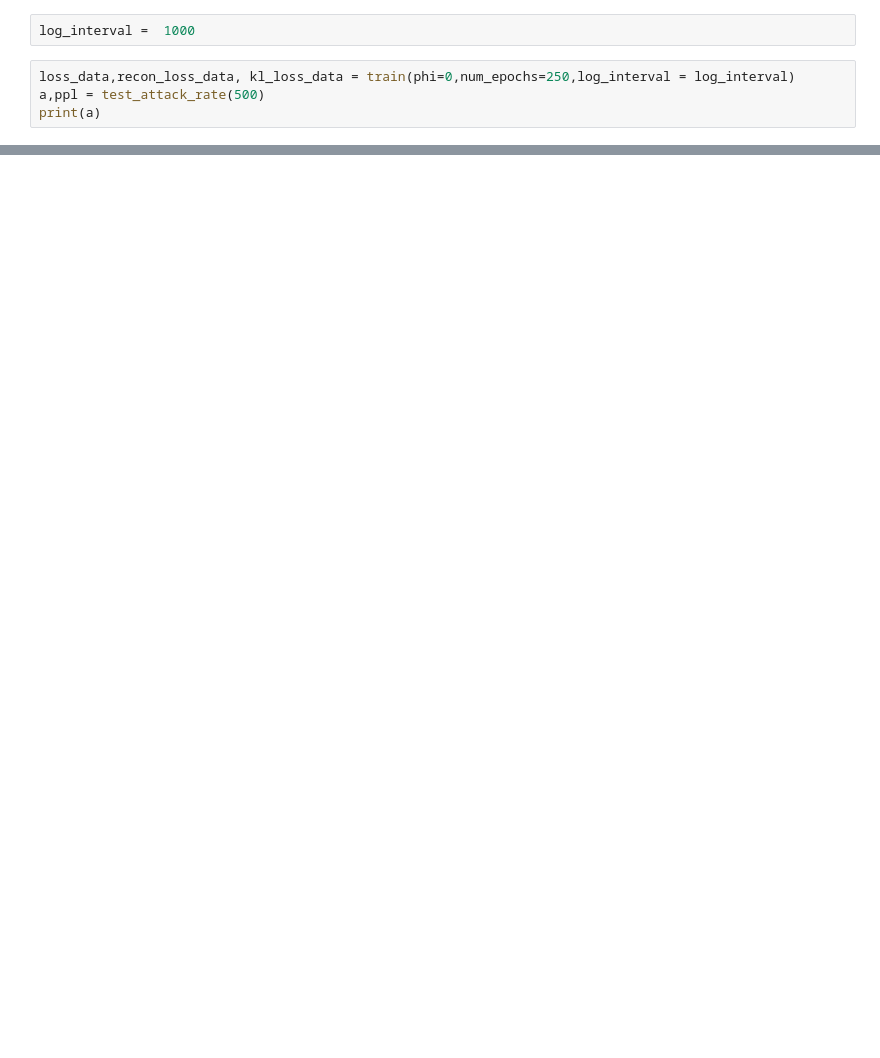
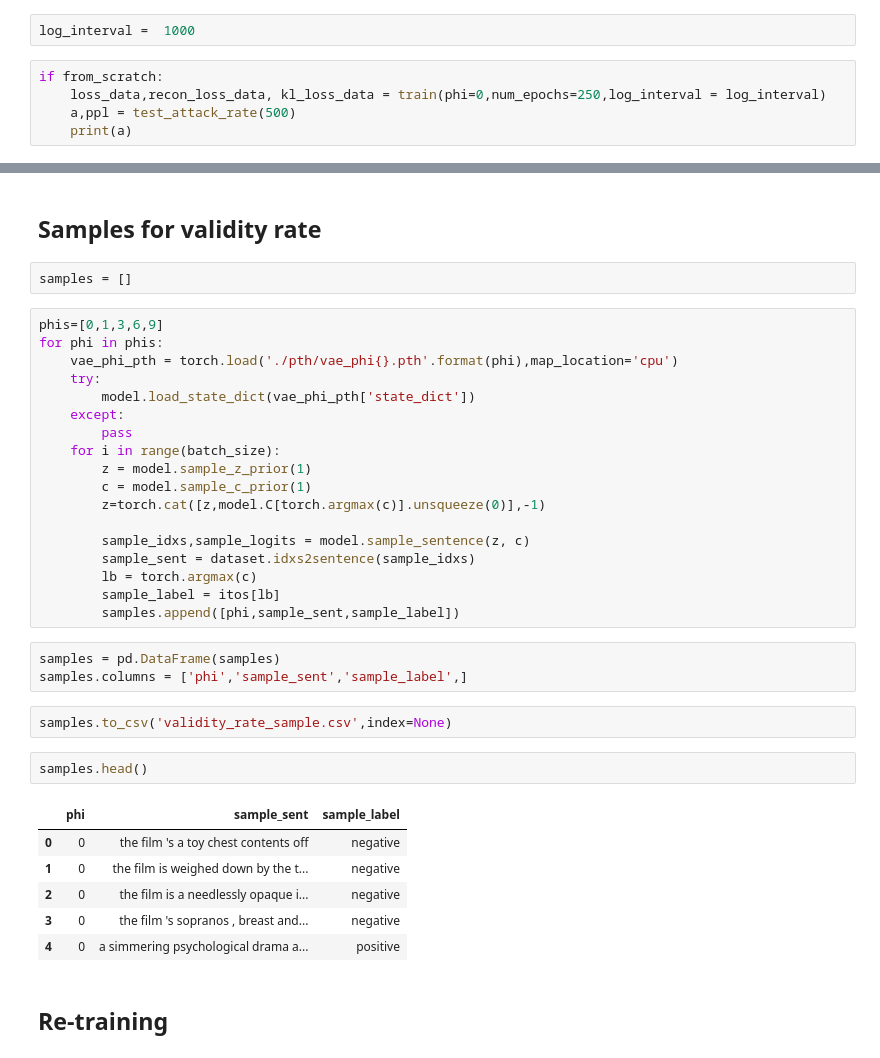
Before and after one commit to gogolgrind/GeneratingNL, a Jupyter notebook: notebooks/IMDB_VAE_pipeline.ipynb, the cells around one changed output, grey strips where cells are left out. Drawn from its saved outputs; the diff is of its cells as text; blank space fills up the shorter version.

```diff
--- a/notebooks/IMDB_VAE_pipeline.ipynb
+++ b/notebooks/IMDB_VAE_pipeline.ipynb
@@ -258,7 +274,8 @@ def train(phi = 0,
 # %%
 log_interval =  1000
 # %%
-loss_data,recon_loss_data, kl_loss_data = train(phi=0,num_epochs=250,log_interval = log_interval)
-a,ppl = test_attack_rate(500)
-print(a)
+if from_scratch:
+    loss_data,recon_loss_data, kl_loss_data = train(phi=0,num_epochs=250,log_interval = log_interval)
+    a,ppl = test_attack_rate(500)
+    print(a)
 # %%
@@ -318,0 +376,38 @@ plt.ylabel("ppl")
+# %% [markdown]
+## Samples for validity rate
+# %%
+samples = []
+# %%
+phis=[0,1,3,6,9]
+for phi in phis:
+    vae_phi_pth = torch.load('./pth/vae_phi{}.pth'.format(phi),map_location='cpu')
+    try:
+        model.load_state_dict(vae_phi_pth['state_dict'])
+    except:
+        pass
+    for i in range(batch_size):
+        z = model.sample_z_prior(1)
+        c = model.sample_c_prior(1)
+        z=torch.cat([z,model.C[torch.argmax(c)].unsqueeze(0)],-1)
+
+        sample_idxs,sample_logits = model.sample_sentence(z, c)
+        sample_sent = dataset.idxs2sentence(sample_idxs)
+        lb = torch.argmax(c)
+        sample_label = itos[lb]
+        samples.append([phi,sample_sent,sample_label])
+# %%
+samples = pd.DataFrame(samples)
+samples.columns = ['phi','sample_sent','sample_label',]
+# %%
+samples.to_csv('validity_rate_sample.csv',index=None)
+# %%
+samples.head()
+# %% [output]
+|  | phi | sample_sent | sample_label |
+| 0 | 0 | the film 's a toy chest contents off | negative |
+| 1 | 0 | the film is weighed down by the t... | negative |
+| 2 | 0 | the film is a needlessly opaque i... | negative |
+| 3 | 0 | the film 's sopranos , breast and... | negative |
+| 4 | 0 | a simmering psychological drama a... | positive |
+# %% [markdown]
+## Re-training
```
Also changed, not shown: parts of 38 cells of this notebook, 2 other files.
